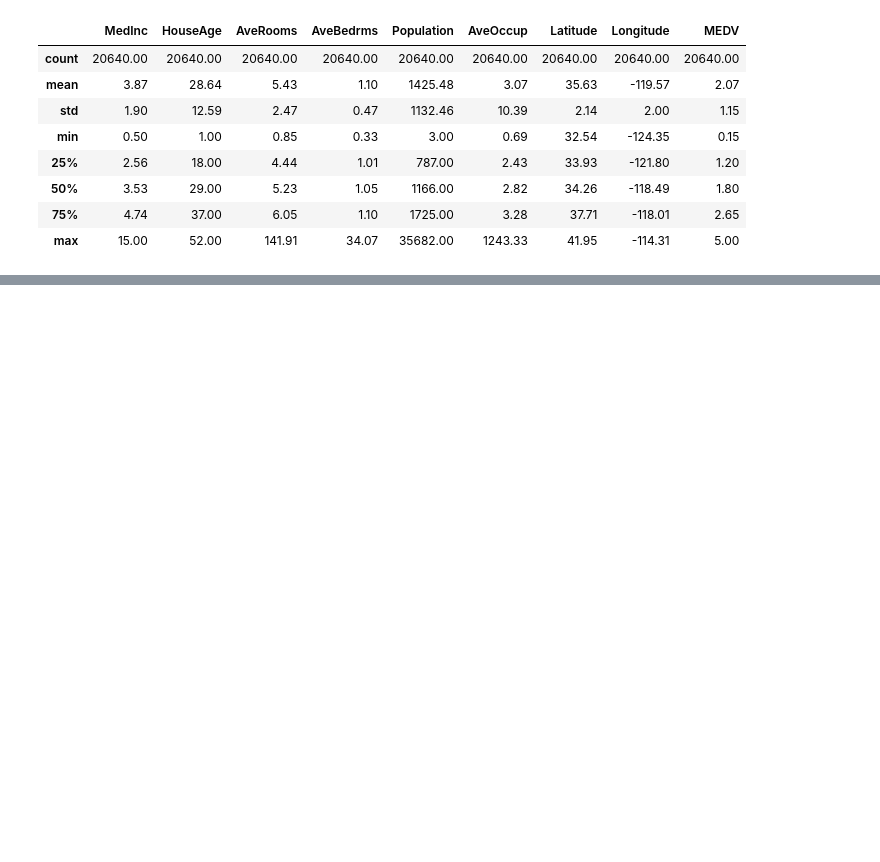
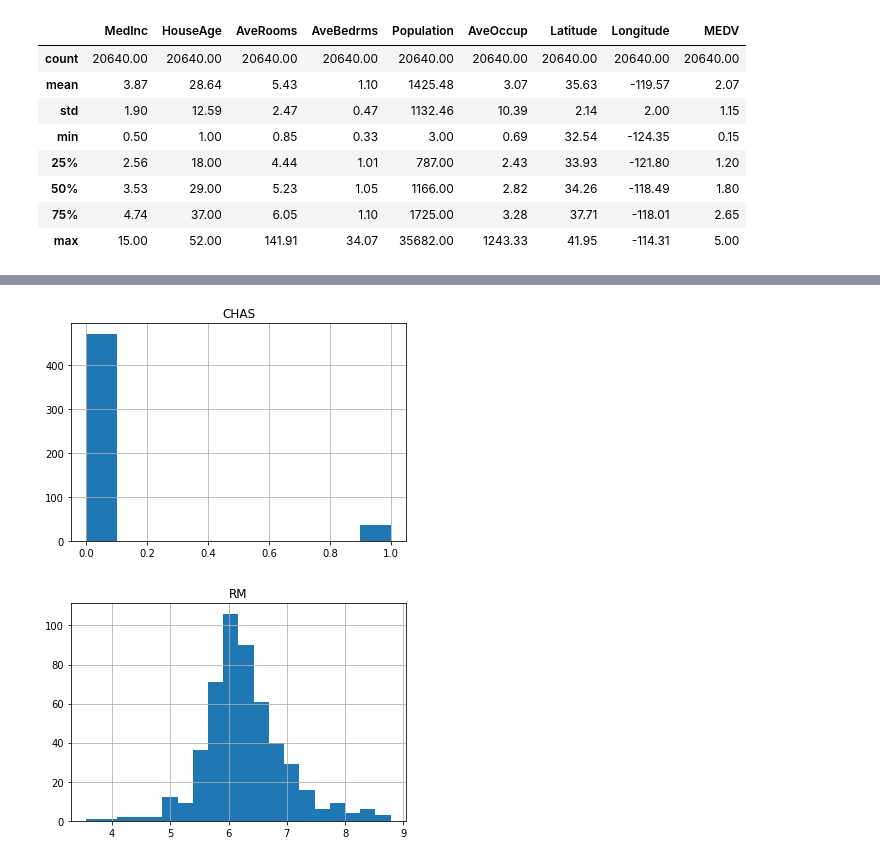
Before and after one commit to IssamAbdoh/Data-Science-Sololearn, a Jupyter notebook: Linear Regression/1/Exploratory Data Analysis.ipynb, the cells around one changed output, grey strips where cells are left out. Cells and saved outputs as stored; diff of their text form; code cells hidden in the pictures; blank space fills up the shorter version.

```diff
--- a/Linear Regression/1/Exploratory Data Analysis.ipynb
+++ b/Linear Regression/1/Exploratory Data Analysis.ipynb
@@ -74,3 +94,7 @@ california_housing.describe(include = 'all').round(2)
 | 50% | 3.53 | 29.00 | 5.23 | 1.05 | 1166.00 | 2.82 | 34.26 | -118.49 | 1.80 |
 | 75% | 4.74 | 37.00 | 6.05 | 1.10 | 1725.00 | 3.28 | 37.71 | -118.01 | 2.65 |
 | max | 15.00 | 52.00 | 141.91 | 34.07 | 35682.00 | 1243.33 | 41.95 | -114.31 | 5.00 |
+# %%
+#run this code to see sklearn message
+
+boston_dataset = load_boston()
@@ -76,0 +119,4 @@ california_housing.describe(include = 'all').round(2)
+# %%
+boston = pd.DataFrame(boston_dataset.data,columns=boston_dataset.feature_names)
+boston['MEDV'] = boston_dataset.target
+boston.describe(include = 'all').round(2)
@@ -103,0 +178,11 @@ Informative data visualization not only reveals insights, but they are invaluabl
+# %%
+#CHAS only takes on two values, 0 and 1, with most of them 0’s. It is consistent with what the describe() reports; specifically, the third quartile of CHAS is 0.
+boston.hist(column='CHAS')
+plt.show()
+
+#The distribution of RM appears normal and symmetric. The symmetry aligns with what we observed from the output of describe(), as the mean of RM 6.28 is close to its median 6.21.
+boston.hist(column='RM', bins=20)
+plt.show()
+# %% [output]
+[figure, added]
+[figure, added]
```
Also changed, not shown: parts of 7 cells of this notebook.
